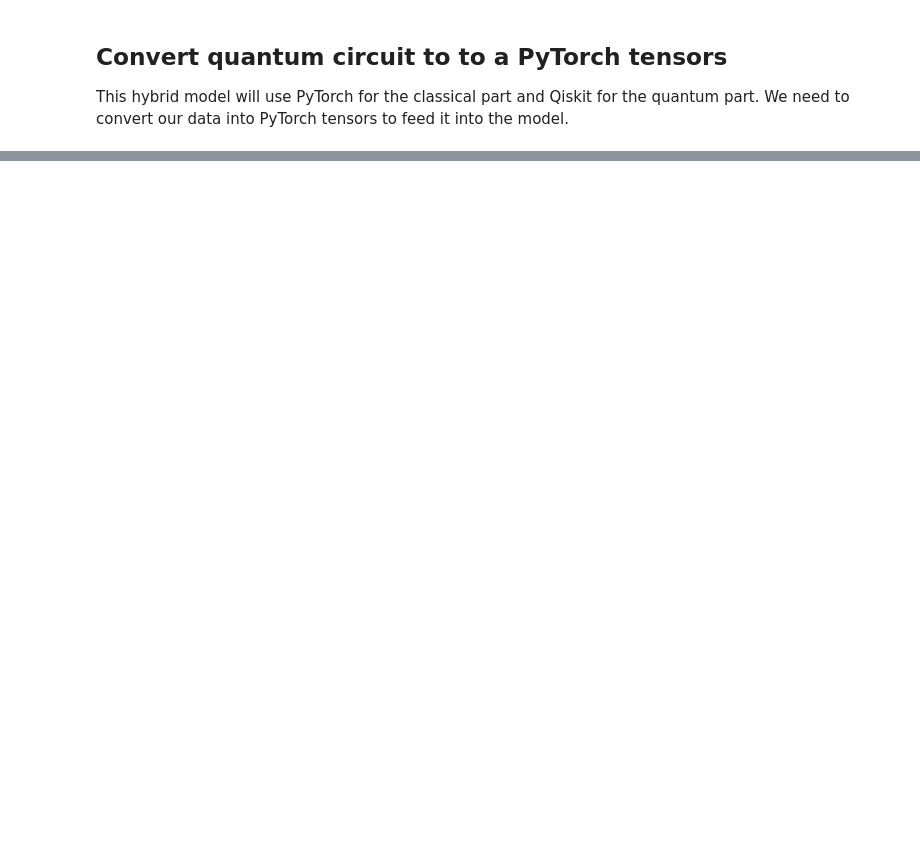
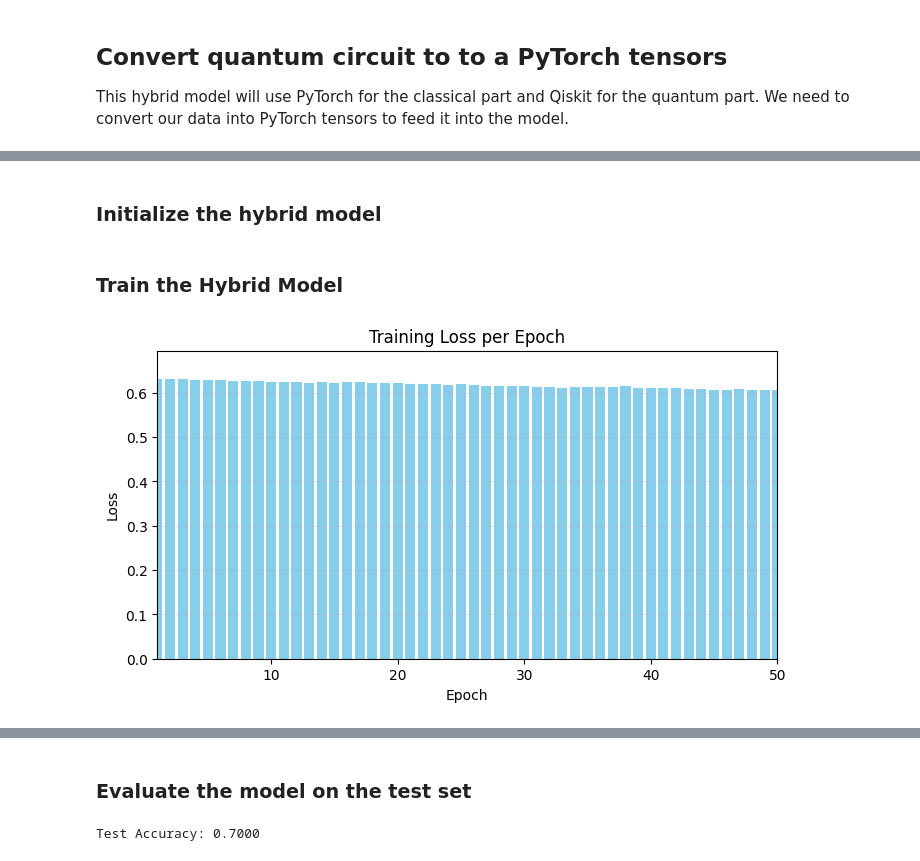
Before and after one commit to qimono-repos/ai-quantum, a Jupyter notebook: notebooks/qnn.ipynb, the cells around one changed output, grey strips where cells are left out. Cells and saved outputs as stored; diff of their text form; code cells hidden in the pictures; blank space fills up the shorter version.

Commit message:
⭐ feat (Hybrid for NISQ):  description : MakeQuantum-Classical  Neural for make moons dataset

```diff
--- a/notebooks/qnn.ipynb
+++ b/notebooks/qnn.ipynb
@@ -67,0 +102,2 @@ quantum_circuit = real_amplitudes(num_qubits, reps=1)
+# %%
+quantum_layer = TorchConnector(qnn)
@@ -67,0 +116,60 @@ quantum_circuit = real_amplitudes(num_qubits, reps=1)
+# %%
+class HybridQuantumNN(nn.Module):
+    def __init__(self):
+        super(HybridQuantumNN, self).__init__()
+        self.fc1 = nn.Linear(2, 2)
+        self.quantum = quantum_layer
+        self.fc2 = nn.Linear(1, 2)
+
+    def forward(self, x):
+        x = torch.tanh(self.fc1(x))
+        x = self.quantum(x)
+        x = self.fc2(x)
+        return x
+# %% [markdown]
+### Initialize the hybrid model
+# %%
+model = HybridQuantumNN()
+criterion = nn.CrossEntropyLoss()
+optimizer = optim.Adam(model.parameters(), lr=0.01)
+# %% [markdown]
+### Train the Hybrid Model
+# %%
+from IPython.display import display, clear_output
+
+epochs = 50
+loss_values = []
+
+fig, ax = plt.subplots(figsize=(8, 4))
+ax.set_xlabel('Epoch')
+ax.set_ylabel('Loss')
+ax.set_title('Training Loss per Epoch')
+ax.set_xlim(1, epochs)
+ax.set_ylim(0, 1)
+
+for epoch in range(epochs):
+    optimizer.zero_grad()
+    outputs = model(x_train_torch)
+    loss = criterion(outputs, y_train_torch)
+    loss.backward()
+    optimizer.step()
+
+    loss_values.append(loss.item())
+    ax.clear()
+    ax.bar(range(1, len(loss_values) + 1), loss_values, color='skyblue')
+    ax.set_xlabel('Epoch')
+    ax.set_ylabel('Loss')
+    ax.set_title('Training Loss per Epoch')
+    ax.set_xlim(1, epochs)
+    ax.set_ylim(0, max(0.1, max(loss_values) * 1.1))
+    ax.grid(True, axis='y', alpha=0.3)
+
+    clear_output(wait=True)
+    display(fig)
+
+    if (epoch + 1) % 10 == 0:
+        print(f'Epoch [{epoch+1}/{epochs}], Loss: {loss.item():.4f}')
+
+plt.close(fig)
+# %% [output]
+[figure, added]
@@ -67,0 +177,9 @@ quantum_circuit = real_amplitudes(num_qubits, reps=1)
+# %% [markdown]
+### Evaluate the model on the test set
+# %%
+with torch.no_grad():
+    y_pred = model(x_test_torch).argmax(dim=1)
+    accuracy = (y_pred == y_test_torch).float().mean()
+    print(f'Test Accuracy: {accuracy.item():.4f}')
+# %% [output]
+Test Accuracy: 0.7000
```
Also changed, not shown: parts of 8 cells of this notebook.
